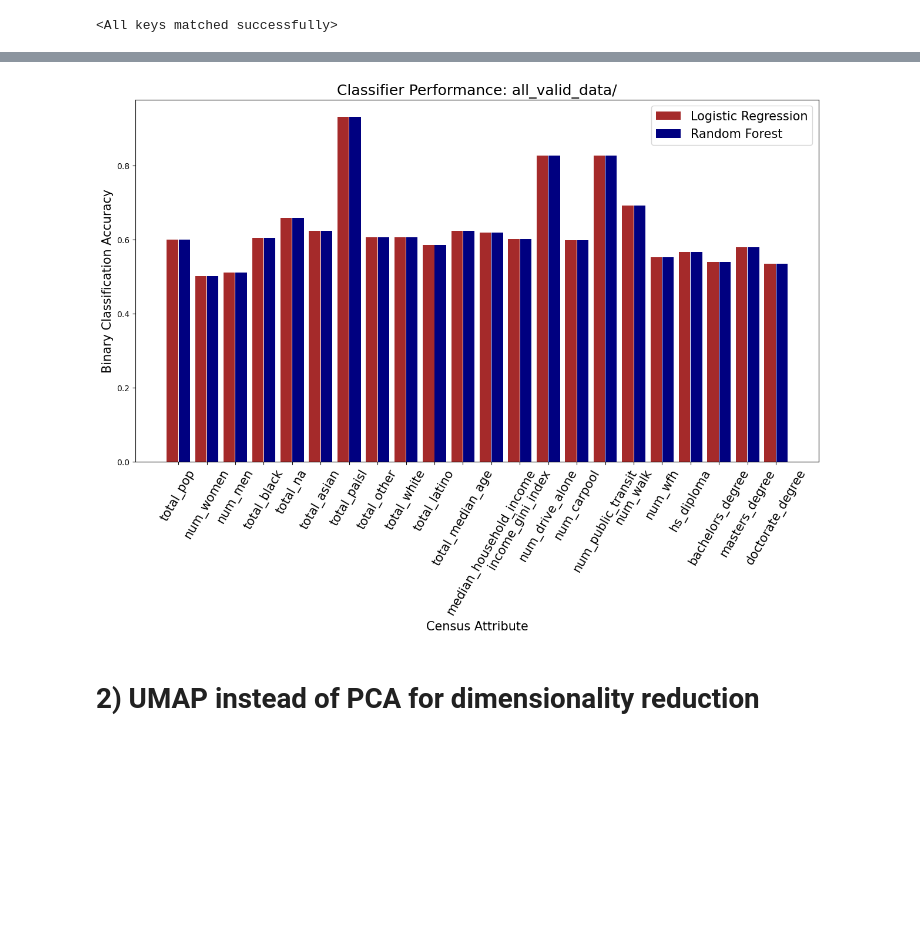
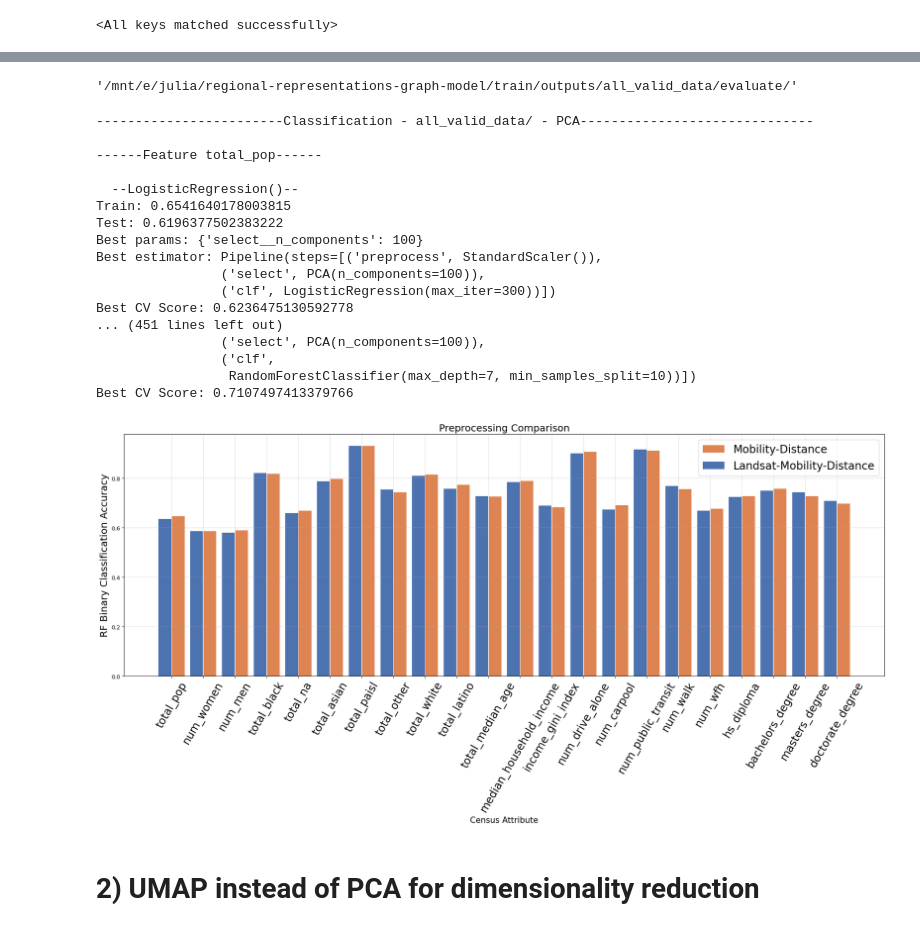
Before and after one commit to geohai/urban-neighborhood-graph-representations, a Jupyter notebook: evaluate/classification.ipynb, the cells around one changed output, grey strips where cells are left out. Saved outputs shown, nothing was run; the diff lists cells and outputs as text; code cells hidden in the pictures; blank space fills up the shorter version.

```diff
--- a/evaluate/classification.ipynb
+++ b/evaluate/classification.ipynb
@@ -208,32 +210,76 @@ def train_test(df_emb, title, model1=LogisticRegression(), model2=RandomForestCl
 
         labels.append(lab)
 
-    return model1_scores, model1_scores, labels
+    return model1_scores, model2_scores, labels
+# %%
+savedir
+# %% [output]
+'/mnt/e/julia/regional-representations-graph-model/train/outputs/all_valid_data/evaluate/'
 # %%
-stdoutOrigin=sys.stdout
-sys.stdout = open(savedir + 'ML_PCA_classification_log.txt', "w")
+# stdoutOrigin=sys.stdout
+# sys.stdout = open(savedir + 'ML_PCA_classification_log.txt', "w")
 title=f'Classification - {scenario} - PCA'
 logistic, rf, labels = train_test(df_emb, title, model1=LogisticRegression(), model2=RandomForestClassifier(), dim_reducer=PCA(), predict_labels=predict_labels)
 
-sys.stdout.close()
-sys.stdout=stdoutOrigin
+# sys.stdout.close()
+# sys.stdout=stdoutOrigin
+# %% [output]
+------------------------Classification - all_valid_data/ - PCA------------------------------
+
+------Feature total_pop------
+
+  --LogisticRegression()--
+Train: 0.6541640178003815
+Test: 0.6196377502383222
+Best params: {'select__n_components': 100}
+Best estimator: Pipeline(steps=[('preprocess', StandardScaler()),
+                ('select', PCA(n_components=100)),
+                ('clf', LogisticRegression(max_iter=300))])
+Best CV Score: 0.6236475130592778
+... (451 lines left out)
+                ('select', PCA(n_components=100)),
+                ('clf',
+                 RandomForestClassifier(max_depth=7, min_samples_split=10))])
+Best CV Score: 0.7107497413379766
+# %%
+S1_logistic = logistic.copy()
+S1_rf = rf.copy()
+# %%
+S2_logistic = logistic.copy()
+S2_rf = rf.copy()
+# %%
+interesting_variable_indexes = [i for i in range(0, len(labels))]
+plot_labels = labels
+
+# interesting_variable_indexes = [idx for idx, i in enumerate(labels) if i in ['total_black', 'total_white', 'total_median_age',
+#                                             'median_household_income', 'num_public_transit', 'num_walk',
+#                                             'doctorate_degree' ]]
+
+# plot_labels = [labels[idx] for idx in interesting_variable_indexes]
 # %%
 width = 0.40
-x = np.arange(len(labels))
+x = np.arange(len(plot_labels))
+plt.style.use('seaborn-dark-palette')
 
-plt.figure(figsize=(15, 8))
-plt.bar(x-0.21, logistic, width, label='Logistic Regression', color='brown')
-plt.bar(x+0.21, rf, width, label='Random Forest', color='navy')
+plt.figure(figsize=(25, 8))
+# plt.bar(x-0.21, logistic, width, label='Logistic Regression', color=sns.color_palette('deep', 2)[0])
+S1 = [S1_rf[idx] for idx in interesting_variable_indexes]
+S2 = [S2_rf[idx] for idx in interesting_variable_indexes]
 
-plt.xticks(ticks=x, labels=labels, rotation=60, fontsize=15)
-plt.ylabel('Binary Classification Accuracy', fontsize=15)
+plt.bar(x+0.21, S1, width, label='Mobility-Distance', color=sns.color_palette('deep', 2)[1])
+plt.bar(x-0.21, S2, width,  label='Landsat-Mobility-Distance', color=sns.color_palette('deep', 2)[0])
+plt.xticks(ticks=x, labels=plot_labels, rotation=60, fontsize=20)
+plt.ylabel('RF Binary Classification Accuracy', fontsize=18)
 plt.xlabel('Census Attribute', fontsize=15)
-plt.legend(fontsize=15)
-plt.title(f'Classifier Performance: {scenario}', fontsize=18)
+plt.legend(fontsize=20)
+plt.title(f'Preprocessing Comparison', fontsize=18)
+plt.grid(alpha=0.4)
 
-plt.savefig(savedir + 'pca_classifier_accuracy')
+# if not os.path.exists(savedir):
+#     createCleanDir(savedir)
+# plt.savefig(savedir + 'upsampled_comparison_pca_classifier_accuracy')
 # %% [output]
-[figure, old version]
+[figure, new version]
 # %% [markdown]
 # 2)  UMAP instead of PCA for dimensionality reduction
 # %% [markdown]
```
Also changed, not shown: parts of 3 cells of this notebook, 20 other files.
